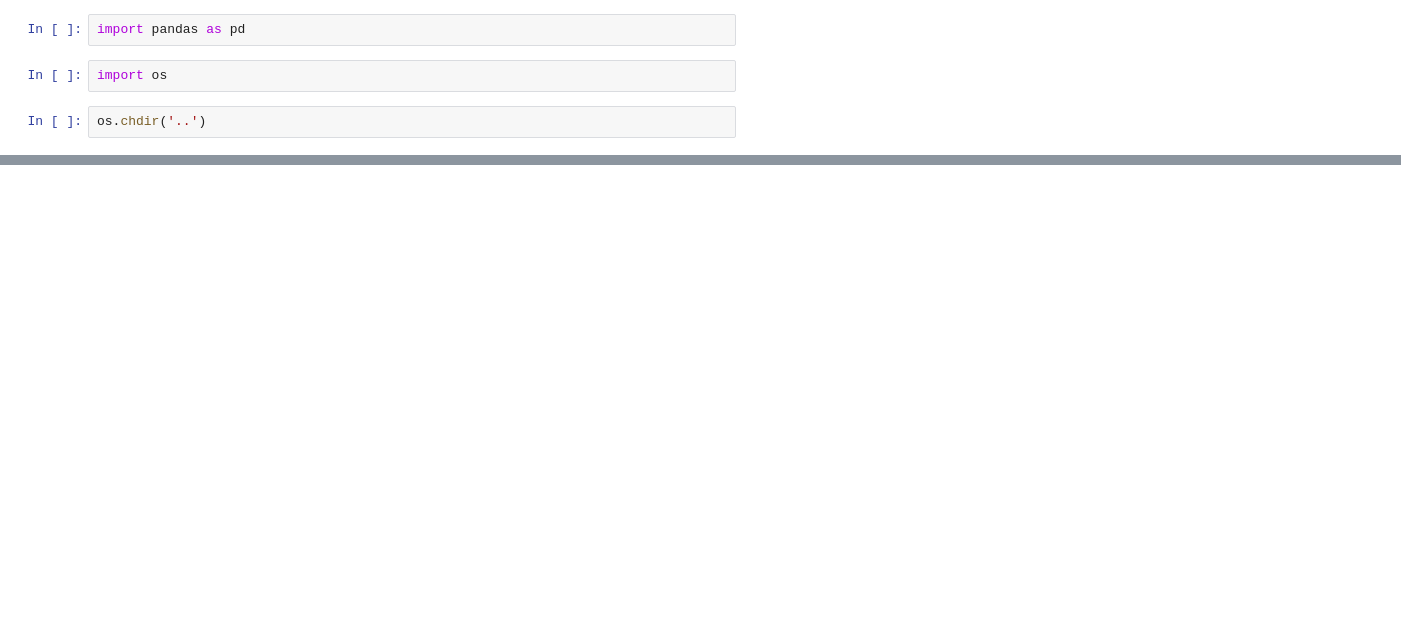
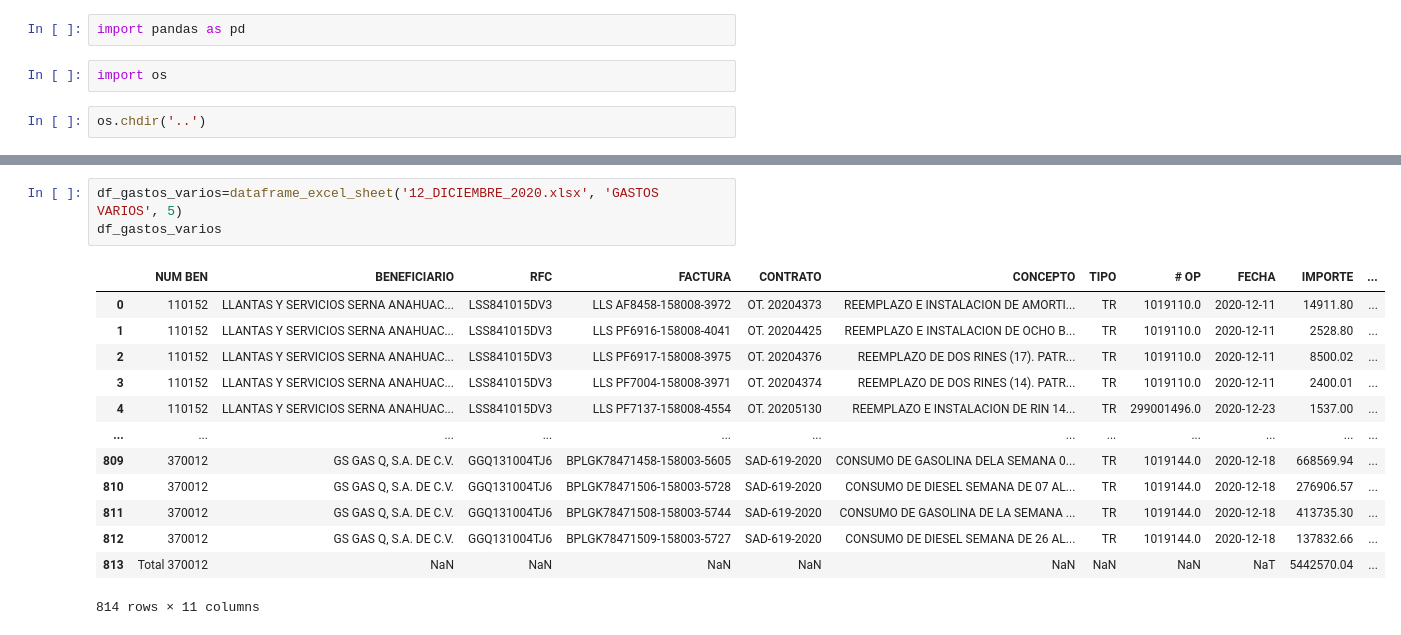
Before and after one commit to yuliethc/estudiomonterrey, a Jupyter notebook: notebooks/1_limpieza_y_carga.ipynb, the cells around one changed output, grey strips where cells are left out. Cells and saved outputs as stored; diff of their text form; blank space fills up the shorter version.

```diff
--- a/notebooks/1_limpieza_y_carga.ipynb
+++ b/notebooks/1_limpieza_y_carga.ipynb
@@ -10,0 +59,17 @@ os.chdir('..')
+# %%
+df_gastos_varios=dataframe_excel_sheet('12_DICIEMBRE_2020.xlsx', 'GASTOS VARIOS', 5)
+df_gastos_varios
+# %% [output]
+|  | NUM BEN | BENEFICIARIO | RFC | FACTURA | CONTRATO | CONCEPTO | TIPO | # OP | FECHA | IMPORTE | ... |
+| 0 | 110152 | LLANTAS Y SERVICIOS SERNA ANAHUAC... | LSS841015DV3 | LLS AF8458-158008-3972 | OT. 20204373 | REEMPLAZO E INSTALACION DE AMORTI... | TR | 1019110.0 | 2020-12-11 | 14911.80 | ... |
+| 1 | 110152 | LLANTAS Y SERVICIOS SERNA ANAHUAC... | LSS841015DV3 | LLS PF6916-158008-4041 | OT. 20204425 | REEMPLAZO E INSTALACION DE OCHO B... | TR | 1019110.0 | 2020-12-11 | 2528.80 | ... |
+| 2 | 110152 | LLANTAS Y SERVICIOS SERNA ANAHUAC... | LSS841015DV3 | LLS PF6917-158008-3975 | OT. 20204376 | REEMPLAZO DE DOS RINES (17). PATR... | TR | 1019110.0 | 2020-12-11 | 8500.02 | ... |
+| 3 | 110152 | LLANTAS Y SERVICIOS SERNA ANAHUAC... | LSS841015DV3 | LLS PF7004-158008-3971 | OT. 20204374 | REEMPLAZO DE DOS RINES (14). PATR... | TR | 1019110.0 | 2020-12-11 | 2400.01 | ... |
+| 4 | 110152 | LLANTAS Y SERVICIOS SERNA ANAHUAC... | LSS841015DV3 | LLS PF7137-158008-4554 | OT. 20205130 | REEMPLAZO E INSTALACION DE RIN 14... | TR | 299001496.0 | 2020-12-23 | 1537.00 | ... |
+| ... | ... | ... | ... | ... | ... | ... | ... | ... | ... | ... | ... |
+| 809 | 370012 | GS GAS Q, S.A. DE C.V. | GGQ131004TJ6 | BPLGK78471458-158003-5605 | SAD-619-2020 | CONSUMO DE GASOLINA DELA SEMANA 0... | TR | 1019144.0 | 2020-12-18 | 668569.94 | ... |
+| 810 | 370012 | GS GAS Q, S.A. DE C.V. | GGQ131004TJ6 | BPLGK78471506-158003-5728 | SAD-619-2020 | CONSUMO DE DIESEL SEMANA DE 07 AL... | TR | 1019144.0 | 2020-12-18 | 276906.57 | ... |
+| 811 | 370012 | GS GAS Q, S.A. DE C.V. | GGQ131004TJ6 | BPLGK78471508-158003-5744 | SAD-619-2020 | CONSUMO DE GASOLINA DE LA SEMANA ... | TR | 1019144.0 | 2020-12-18 | 413735.30 | ... |
+| 812 | 370012 | GS GAS Q, S.A. DE C.V. | GGQ131004TJ6 | BPLGK78471509-158003-5727 | SAD-619-2020 | CONSUMO DE DIESEL SEMANA DE 26 AL... | TR | 1019144.0 | 2020-12-18 | 137832.66 | ... |
+| 813 | Total 370012 | NaN | NaN | NaN | NaN | NaN | NaN | NaN | NaT | 5442570.04 | ... |
+814 rows × 11 columns
```
Also changed, not shown: parts of 15 cells of this notebook, 1 other file.
